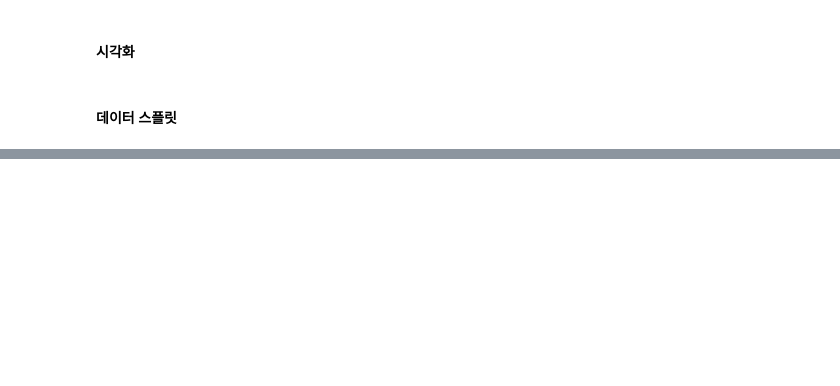
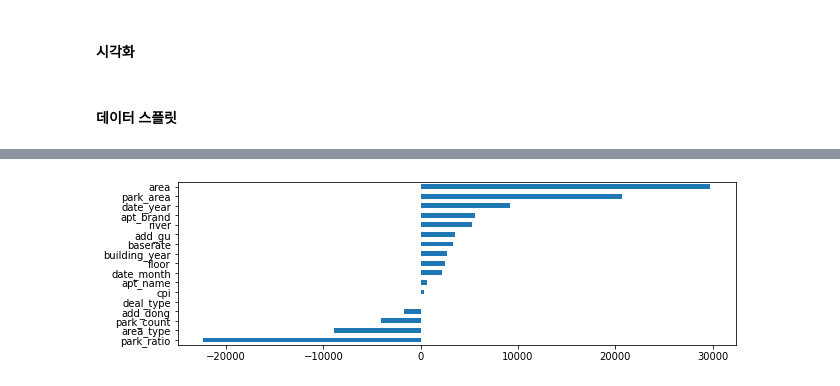
Before and after one commit to Jesimsim/ds-section2-project, a Jupyter notebook: section2_project_practice.ipynb, the cells around one changed output, grey strips where cells are left out. Drawn from its saved outputs; the diff is of its cells as text; code cells hidden in the pictures; blank space fills up the shorter version.

```diff
--- a/section2_project_practice.ipynb
+++ b/section2_project_practice.ipynb
@@ -790 +1028,4 @@ df_park[df_park.year == '2013']
+# %%
+df = pd.merge(df, df_aptinfo[['type_sale','type_manage','type_fuel','apt_flat_num','area_ratio','parking_lot_num','location_x','location_y','add_new']]
+         , how='left',left_on=['address_street'], right_on=['add_new']) #192624
 # %%
@@ -921,5 +1094,6 @@ memory usage: 167.5+ MB
 # %%
+# 데이터 스플릿
 df = df.astype({'date_year' : 'int', 'date_month' : 'int', 'park_count':'int'})
-train = df[df['date_year'] <= 2018]
-val = df[(df['date_year'] <= 2020) & (df['date_year'] >= 2019) ]
-test = df[df['date_year'] >= 2021]
+train = df[df['date_year'] <= 2019]
+val = df[(df['date_year'] <= 2021) & (df['date_year'] >= 2020) ]
+test = df[df['date_year'] >= 2022]
@@ -961,0 +1336,7 @@ Pipeline(steps=[('ordinalencoder', OrdinalEncoder(cols=[], mapping=[])),
+# %%
+coefficients = pd.Series(pipe.named_steps['linearregression'].coef_, X_train.columns)
+plt.figure(figsize=(10,3))
+coefficients.sort_values().plot.barh()
+plt.show()
+# %% [output]
+[figure, added]
```
Also changed, not shown: parts of 67 cells of this notebook.
